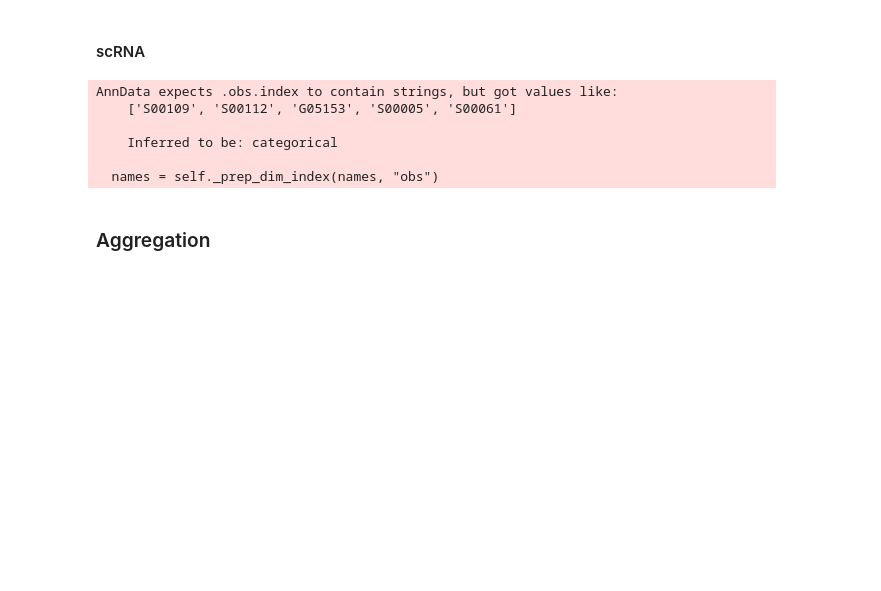
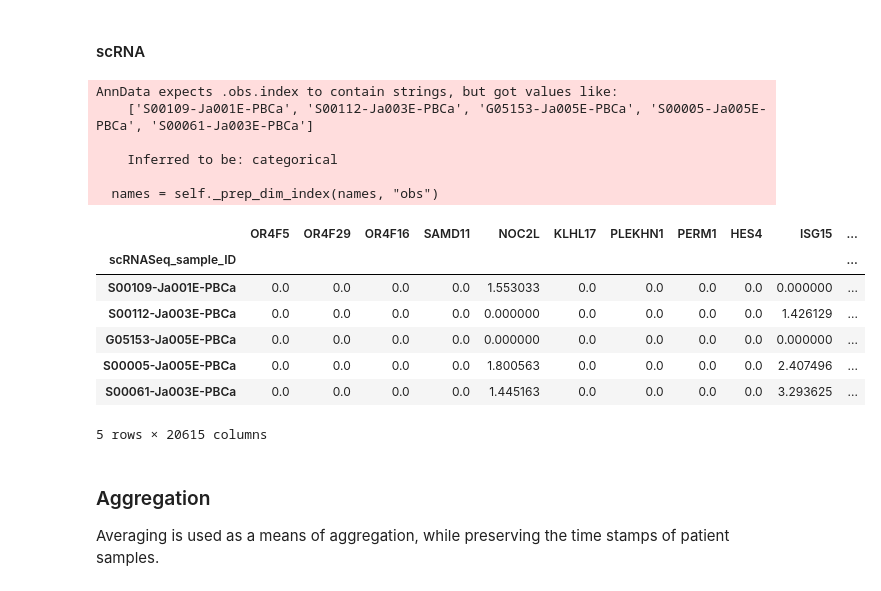
Before and after one commit to theislab/integraph, a Jupyter notebook: notebooks/data.ipynb, the cells around one changed output. Drawn from its saved outputs; the diff is of its cells as text; code cells hidden in the pictures; blank space fills up the shorter version.

```diff
--- a/notebooks/data.ipynb
+++ b/notebooks/data.ipynb
@@ -573,14 +572,25 @@ ADT.var_names = [name.split("AB_")[1] for name in adt_names]
 #### scRNA
 # %%
 scRNA.obs["original_obs_names"] = scRNA.obs_names
-scRNA.obs_names = scRNA.obs.COMBAT_ID
+scRNA.obs_names = scRNA.obs.scRNASeq_sample_ID
+
+scRNA.to_df().head()
 # %% [output]
 AnnData expects .obs.index to contain strings, but got values like:
-    ['S00109', 'S00112', 'G05153', 'S00005', 'S00061']
+    ['S00109-Ja001E-PBCa', 'S00112-Ja003E-PBCa', 'G05153-Ja005E-PBCa', 'S00005-Ja005E-PBCa', 'S00061-Ja003E-PBCa']
 
     Inferred to be: categorical
 
   names = self._prep_dim_index(names, "obs")
+|  | OR4F5 | OR4F29 | OR4F16 | SAMD11 | NOC2L | KLHL17 | PLEKHN1 | PERM1 | HES4 | ISG15 | ... |
+| scRNASeq_sample_ID |  |  |  |  |  |  |  |  |  |  | ... |
+| S00109-Ja001E-PBCa | 0.0 | 0.0 | 0.0 | 0.0 | 1.553033 | 0.0 | 0.0 | 0.0 | 0.0 | 0.000000 | ... |
+| S00112-Ja003E-PBCa | 0.0 | 0.0 | 0.0 | 0.0 | 0.000000 | 0.0 | 0.0 | 0.0 | 0.0 | 1.426129 | ... |
+| G05153-Ja005E-PBCa | 0.0 | 0.0 | 0.0 | 0.0 | 0.000000 | 0.0 | 0.0 | 0.0 | 0.0 | 0.000000 | ... |
+| S00005-Ja005E-PBCa | 0.0 | 0.0 | 0.0 | 0.0 | 1.800563 | 0.0 | 0.0 | 0.0 | 0.0 | 2.407496 | ... |
+| S00061-Ja003E-PBCa | 0.0 | 0.0 | 0.0 | 0.0 | 1.445163 | 0.0 | 0.0 | 0.0 | 0.0 | 3.293625 | ... |
+5 rows × 20615 columns
-# %% [markdown]
-### Aggregation
+# %% [markdown]
+### Aggregation
+Averaging is used as a means of aggregation, while preserving the time stamps of patient samples.
 # %%
```
Also changed, not shown: parts of 16 cells of this notebook, 1 other file.
